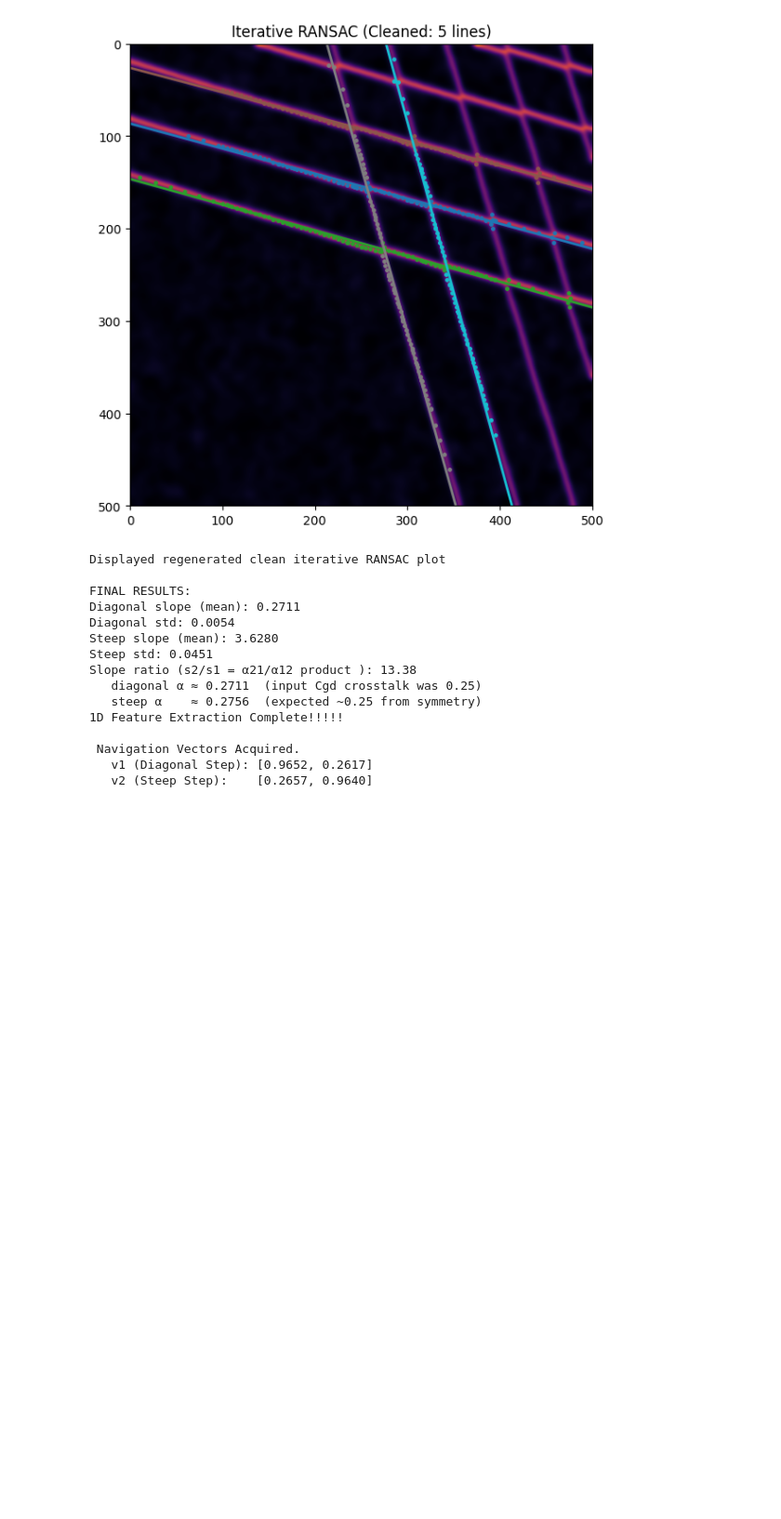
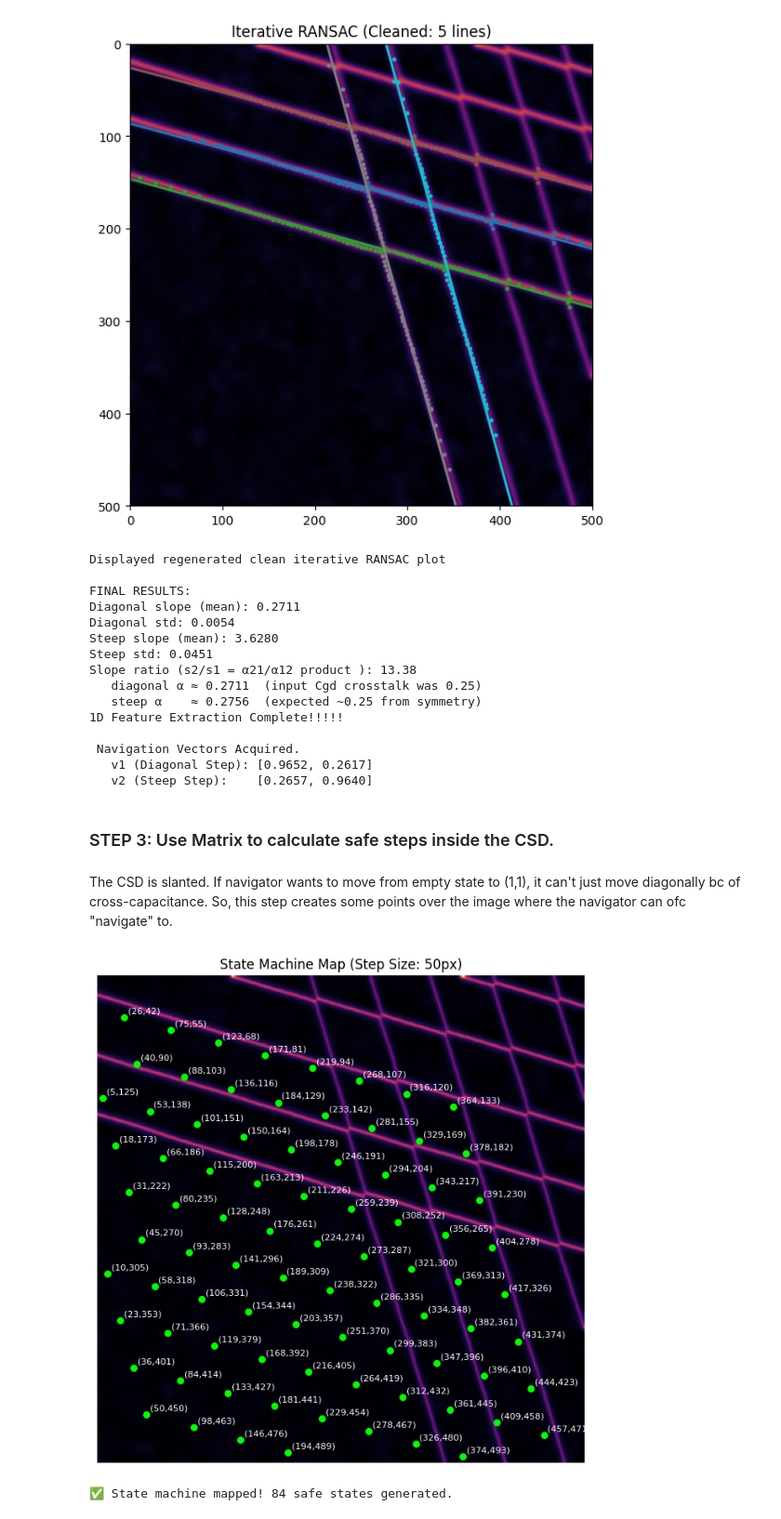
Before and after one commit to letittya/AutoTune-QD, a Jupyter notebook: navigator/navigator_code.ipynb, the cells around one changed output. Shown at 93% size. Saved outputs shown, nothing was run; the diff lists cells and outputs as text; code cells hidden in the pictures; blank space fills up the shorter version.

Commit message:
navigator: step 3

```diff
--- a/navigator/navigator_code.ipynb
+++ b/navigator/navigator_code.ipynb
@@ -130,3 +129,58 @@ Slope ratio (s2/s1 = α21/α12 product ): 13.38
  Navigation Vectors Acquired.
    v1 (Diagonal Step): [0.9652, 0.2617]
    v2 (Steep Step):    [0.2657, 0.9640]
+# %% [markdown]
+### STEP 3: Use Matrix to calculate safe steps inside the CSD.
+# %% [markdown]
+The CSD is slanted. If navigator wants to move from empty state to (1,1), it can't just move diagonally bc of cross-capacitance. So, this step creates some points over the image where the navigator can ofc "navigate" to.
+# %%
+
+# 1. def State Machine param
+h, w = img.shape
+origin_px = np.array([50, 450]) # home state (0,0) near the bottom-left
+step_size = 50                  # pixel distance
+max_steps = 10                  # How many states to map in each direction
+
+valid_points = []
+labels = []
+
+# 2. map the State Machine
+for i in range(max_steps):      # transitions along virtual gate 1
+    for j in range(max_steps):  # transitions along virtual gate 2
+
+        # vector addition: Start + (steps * v1) - (steps * v2)
+        # y is subtracted because pixel coordinates start with 0 at the top
+        point = origin_px + (i * step_size * v1) - (j * step_size * v2)
+
+        x, y = point[0], point[1]
+
+        # 3. Safety Boundary Filtering
+        # keep the state only if it physically lands on the screen
+        if 0 <= x < w and 0 <= y < h:
+            valid_points.append([x, y])
+            # actual integer pixel coordinates
+            x, y = int(point[0]), int(point[1])
+            labels.append(f"({x},{y})")
+
+valid_points = np.array(valid_points)
+
+# 4. save and overlay
+fig, ax = plt.subplots(figsize=(8, 8))
+ax.imshow(img, cmap="inferno")
+
+# plot the safe state coordinates
+if len(valid_points) > 0:
+    ax.scatter(valid_points[:, 0], valid_points[:, 1], color="lime", s=30, zorder=2)
+
+    # draw the state names (i, j) next to the dots so you can see the machine
+    for pt, lbl in zip(valid_points, labels):
+        ax.text(pt[0] + 4, pt[1] - 4, lbl, color="white", fontsize=8, zorder=3)
+
+ax.set_title(f"State Machine Map (Step Size: {step_size}px)")
+ax.axis("off")
+plt.show()
+
+print(f"✅ State machine mapped! {len(valid_points)} safe states generated.")
+# %% [output]
+[figure, added]
+✅ State machine mapped! 84 safe states generated.
```
Also changed, not shown: parts of 4 cells of this notebook.
